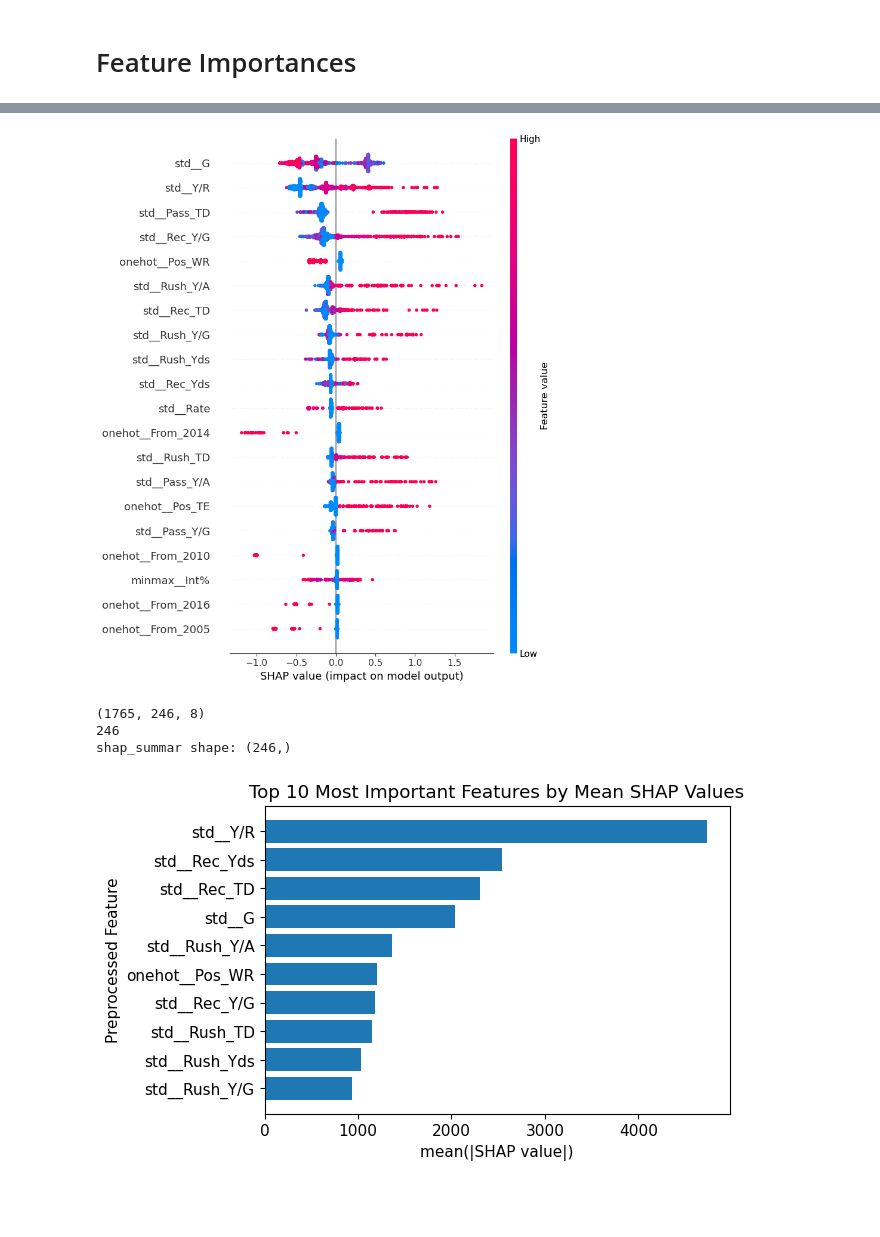
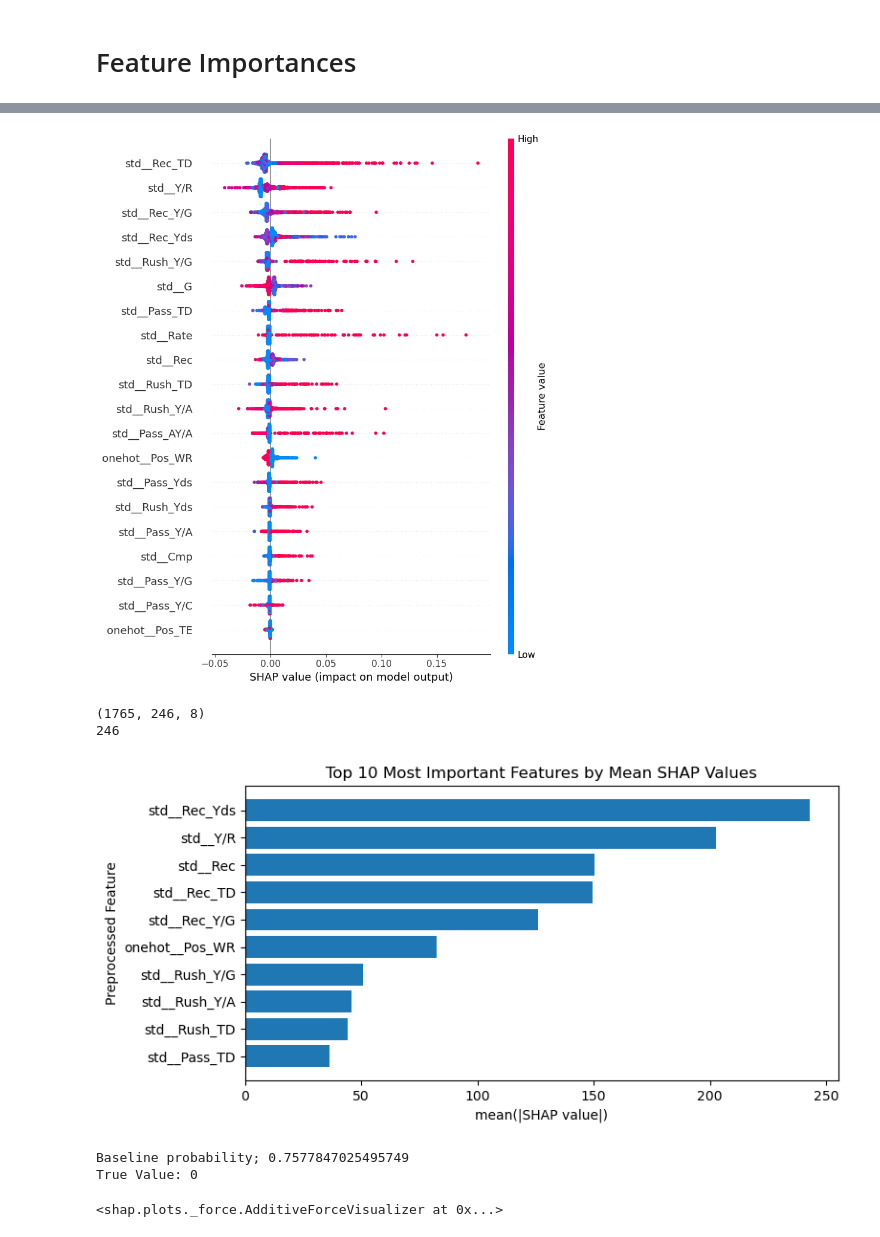
Before and after one commit to ckourkou/DATA-1030-Final-Project, a Jupyter notebook: Draft Round Project.ipynb, the cells around one changed output, grey strips where cells are left out. Cells and saved outputs as stored; diff of their text form; code cells hidden in the pictures; blank space fills up the shorter version.

```diff
--- a/Draft Round Project.ipynb
+++ b/Draft Round Project.ipynb
@@ -1658,13 +1234,11 @@ pickle.dump((final_model, X_test_prep_scaled, y_test), file)
 file.close()
 # %%
-# best_pipeline = model.best_estimator_
-# xgboost_feature_importances = best_pipeline.named_steps['xgbclassifier'].feature_importances_
-xgb_feature_importances = final_model.feature_importances_
-
-# print(rf_feature_importances)
+# Feature importance
+best_pipeline = rf_best_model[0].best_estimator_
+rf_feature_importances = best_pipeline.named_steps['randomforestclassifier'].feature_importances_
 
 importance_df = pd.DataFrame({
-    'Feature': xgb_ftr_names_prep[0],
-    'Importance': xgb_feature_importances
+    'Feature': rf_ftrs_names_prep[0],
+    'Importance': rf_feature_importances
 }).sort_values(by='Importance', ascending=False)
 # %%
@@ -1706,0 +1256,13 @@ shap_values = explainer.shap_values(X_test_prep_scaled)
+# %%
+import shap
+shap.initjs()
+
+# Create the explainer object with the random forest model
+explainer = shap.TreeExplainer(best_pipeline.named_steps['randomforestclassifier'])
+
+# Transform the test set
+X_test_transformed = rf_best_model[0].best_estimator_[0].transform(rf_X_test_sets[0])
+print(X_test_transformed.shape)
+
+# Calculate shap values
+shap_values = explainer.shap_values(X_test_transformed)
@@ -1707,33 +1272,31 @@ shap_values = explainer.shap_values(X_test_prep_scaled)
 # %%
-# Global feature importance shap values
-shap.summary_plot(shap_values[:,:,1], X_test_prep_scaled,feature_names = xgb_ftr_names_prep[0], show=False)
+# Global feature importance shap values for Round 1
+shap.summary_plot(shap_values[:,:,1], X_test_transformed,feature_names = rf_ftrs_names_prep[0], show=False)
 plt.savefig('figures/global_shap_summary.png', dpi=300)
 plt.show()
 # %% [output]
-[figure, old version]
+[figure, new version]
 # %%
 # Check dimensions of shap_values and feature_names
 print(shap_values.shape)  # Ensure shape is correct
-print(len(xgb_ftr_names_prep[0]))  # Ensure matches second dimension of shap_values
+print(len(rf_ftrs_names_prep[0]))  # Ensure matches second dimension of shap_values
 
 # Compute global SHAP feature importance
 shap_summary = np.sum(np.abs(shap_values), axis=(0, 2))  # Aggregate over samples and classes
 
-print('shap_summar shape:', shap_summary.shape)
 
 # Sort by importance
 indcs = np.argsort(shap_summary)
 
 # Plot the top 10 features
-plt.figure(figsize=(6, 4))
-plt.barh(xgb_ftr_names_prep[0][indcs[-10:]], shap_summary[indcs[-10:]])  # Plot top 10
+plt.figure(figsize=(8, 4))
+plt.barh(rf_ftrs_names_prep[0][indcs[-10:]], shap_summary[indcs[-10:]])  # Plot top 10
 plt.xlabel('mean(|SHAP value|)')
 plt.ylabel("Preprocessed Feature")
 plt.title("Top 10 Most Important Features by Mean SHAP Values")
-plt.savefig('figures/mean_shap_importances.png', dpi=300)
+plt.savefig('figures/mean_shap_importances.png', dpi=300,  bbox_inches='tight')
 plt.show()
 # %% [output]
 (1765, 246, 8)
 246
-shap_summar shape: (246,)
-[figure, old version]
+[figure, new version]
@@ -1743 +1303,19 @@ def get_proba(logit):
+# %%
+import plotly.io as pio
+
+
+index = 28 # the index of the point to explain
+round = 0 # the round we want to see the prediction of
+print('Baseline probability;', explainer.expected_value[round])# model prediction
+print('True Value:', rf_true_vals[0].iloc[index])
+
+
+force_plot_round0 = shap.force_plot(explainer.expected_value[round], shap_values[index,:,round],
+                features = X_test_transformed[index,:],feature_names = rf_ftrs_names_prep[0])
+shap.save_html('figures/force_plot_round0.html', force_plot_round0)
+display(force_plot_round0)
+# %% [output]
+Baseline probability; 0.7577847025495749
+True Value: 0
+<shap.plots._force.AdditiveForceVisualizer at 0x...>
 # %%
```
Also changed, not shown: parts of 57 cells of this notebook, 33 other files.
